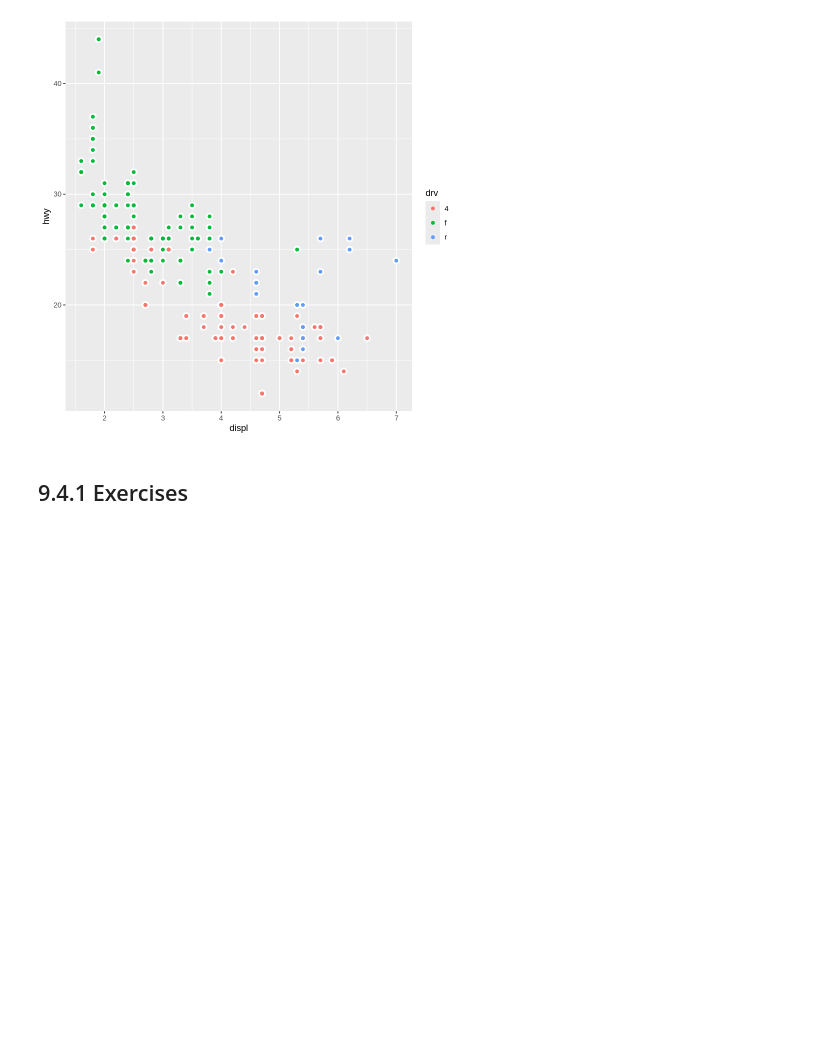
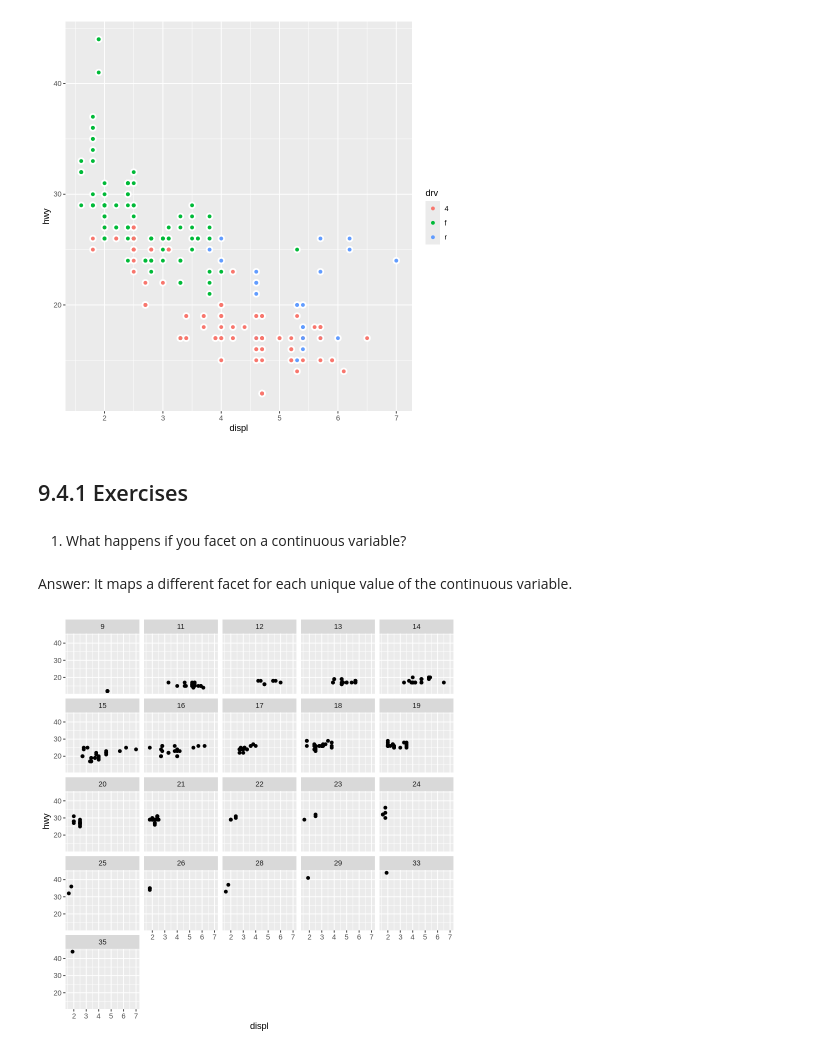
Before and after one commit to swill04/R4DS_exercises, a Jupyter notebook: week5_hw.ipynb, the cells around one changed output. Drawn from its saved outputs; the diff is of its cells as text; code cells hidden in the pictures; blank space fills up the shorter version.

```diff
--- a/week5_hw.ipynb
+++ b/week5_hw.ipynb
@@ -121,3 +121,13 @@ ggplot(mpg, aes(x = displ, y = hwy)) +
 [figure]
 # %% [markdown]
 ## 9.4.1 Exercises
+# %% [markdown]
+1. What happens if you facet on a continuous variable?
+# %% [markdown]
+Answer: It maps a different facet for each unique value of the continuous variable.
+# %%
+ggplot(mpg, aes(x = displ, y = hwy)) +
+    geom_point() +
+    facet_wrap(~cty)
+# %% [output]
+[figure, added]
```
Also changed, not shown: parts of 45 cells of this notebook.
